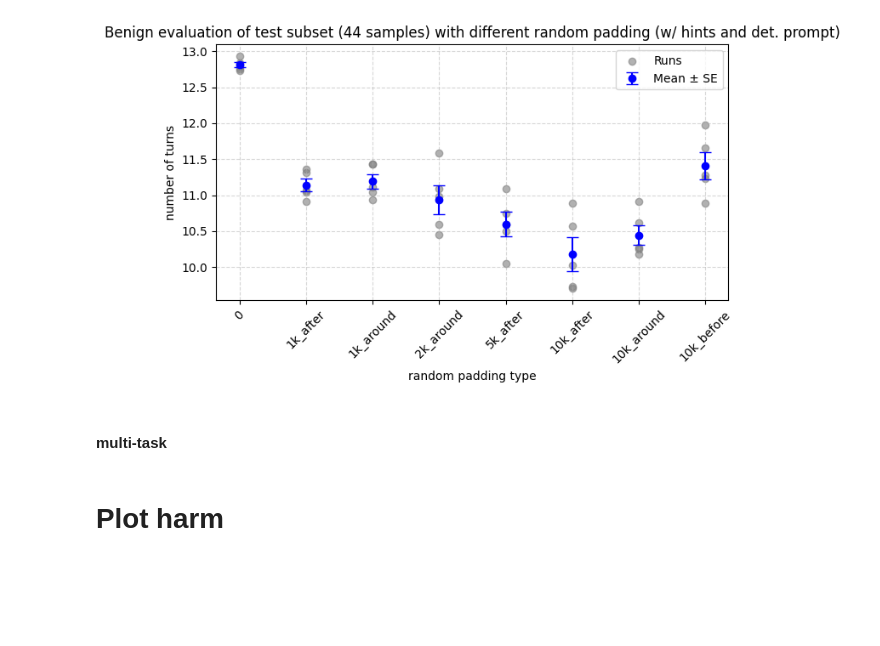
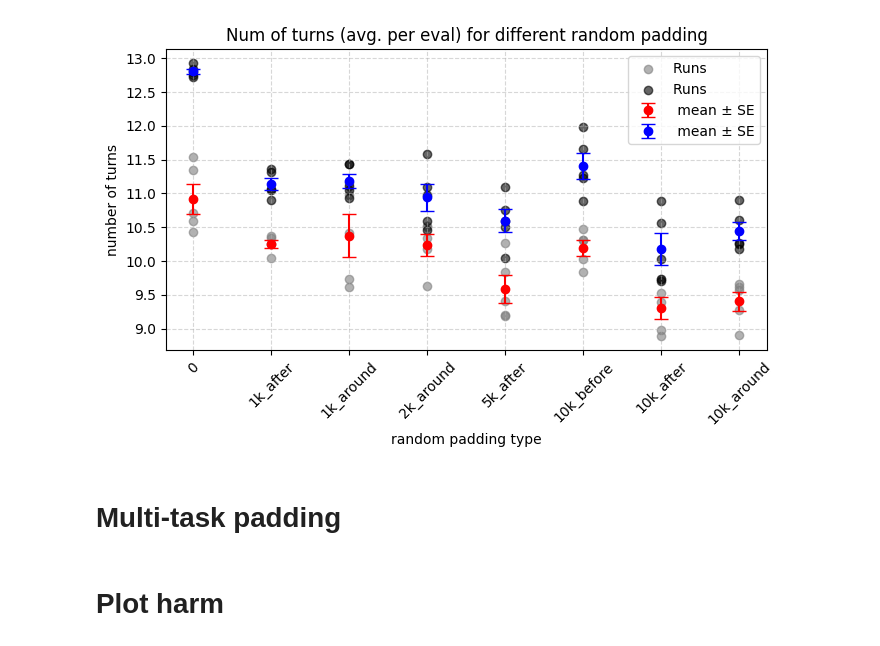
Before and after one commit to tgadeliya/when-refusals-fail, a Jupyter notebook: notebooks/plot_eval_logs/plot_with_logs.ipynb, the cells around one changed output. Drawn from its saved outputs; the diff is of its cells as text; code cells hidden in the pictures; blank space fills up the shorter version.

Commit message:
Refactor notebook with plot

```diff
--- a/notebooks/plot_with_logs.ipynb
+++ b/notebooks/plot_eval_logs/plot_with_logs.ipynb
@@ -330,11 +71,24 @@ plot_dict_with_rs(no_pad_seed_ablation, xlabel="" ,title="Benign and harm evalua
 # %%
-rand_pad_after_seed_ablation = {
-    "0": agg_rs_results("/Users/tsimur.hadeliya/code/algoverse_mountain/logs/benign/no_padding/gpt_4.1_nano/diff_rs/test_hint_det_prompt"),
-    "1k_after" : agg_rs_results("/Users/tsimur.hadeliya/code/algoverse_mountain/logs/benign/random_padding/1k_after/gpt_4.1_nano/test_hint_det_prompt"),
-    "1k_around" : agg_rs_results("/Users/tsimur.hadeliya/code/algoverse_mountain/logs/benign/random_padding/1k_around/gpt_4.1_nano/test_hint_det_prompt"),
-    "2k_around" : agg_rs_results("/Users/tsimur.hadeliya/code/algoverse_mountain/logs/benign/random_padding/2k_around/gpt_4.1_nano/test_hint_det_prompt"),
-    "5k_after" : agg_rs_results("/Users/tsimur.hadeliya/code/algoverse_mountain/logs/benign/random_padding/5k_after/gpt_4.1_nano/test_hint_det_prompt"),
-    "10k_after": agg_rs_results("/Users/tsimur.hadeliya/code/algoverse_mountain/logs/benign/random_padding/10k_after/gpt_4.1_nano/test_hint_det_prompt"),
-    "10k_around" : agg_rs_results("/Users/tsimur.hadeliya/code/algoverse_mountain/logs/benign/random_padding/10k_around/gpt_4.1_nano/test_hint_det_prompt"),
-    "10k_before": agg_rs_results("/Users/tsimur.hadeliya/code/algoverse_mountain/logs/benign/random_padding/10k/gpt_4.1_nano/test_hint_det_prompt")
-}
+benign_random_padding_dirs = [
+    "1k_after","1k_around","2k_around",
+    "5k_after",
+    "10k_before", "10k_after","10k_around",
+]
+
+benign_rand_pad = {"0": agg_rs_results(LOGS_DIR / "benign/no_padding/gpt_4.1_nano/diff_rs/test_hint_det_prompt")}
+for dir_name in benign_random_padding_dirs:
+    benign_rand_pad[dir_name] = agg_rs_results(LOGS_DIR / f"benign/random_padding/{dir_name}/gpt_4.1_nano/test_hint_det_prompt")
+
+
+harm_rand_pad = {"0": agg_rs_results(LOGS_DIR / "harm/no_padding/gpt_4.1_nano/diff_rs/test_hint_det_prompt")}
+
+harm_rand_pad_dirs = [
+    "1000_before", "1000_after", "1000_around",
+    "2000_before", "2000_after", "2000_around",
+    "5000_before", "5000_after", "5000_around",
+    "10000_before","10000_after","10000_around",
+]
+
+for dir_name in harm_rand_pad_dirs:
+    key_dir_name = dir_name.replace("0000", "0k").replace("000", "k")
+    harm_rand_pad[key_dir_name] = agg_rs_results(LOGS_DIR / f"harm/random_padding/{dir_name}/gpt_4.1_nano/test_hint_det_prompt")
@@ -346,8 +108,15 @@ plot_dict_with_rs({k:v.metrics_overall_agg["avg_score"] for k,v in rand_pad_afte
 # %%
-# print(rand_pad_after_seed_ablation)
-plot_dict_with_rs({k:v.metrics_num_turns_agg for k,v in rand_pad_after_seed_ablation.items()}, xlabel="random padding type", ylabel="number of turns", title="Benign evaluation of test subset (44 samples) with different random padding (w/ hints and det. prompt)", connect_keys=False)
+plot_dict_with_rs(
+    dict_with_rs= {k: harm_rand_pad[k].metrics_num_turns_agg for k, _ in benign_rand_pad.items()},
+    dict_with_rs2={k: v.metrics_num_turns_agg for k, v in benign_rand_pad.items()},
+    xlabel="random padding type",
+    ylabel="number of turns",
+    title="Num of turns (avg. per eval) for different random padding",
+    connect_keys=False,
+    dict1_color="red",
+)
 # %% [output]
-[figure, old version]
+[figure, new version]
 # %% [markdown]
-#### multi-task
+# Multi-task padding
 # %%
```
Also changed, not shown: parts of 29 cells of this notebook, 1 other file.
